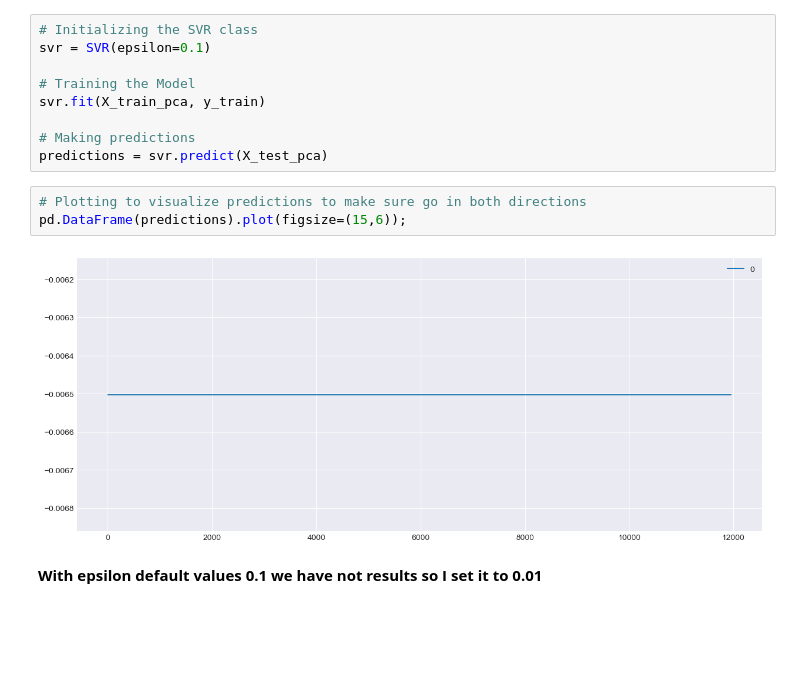
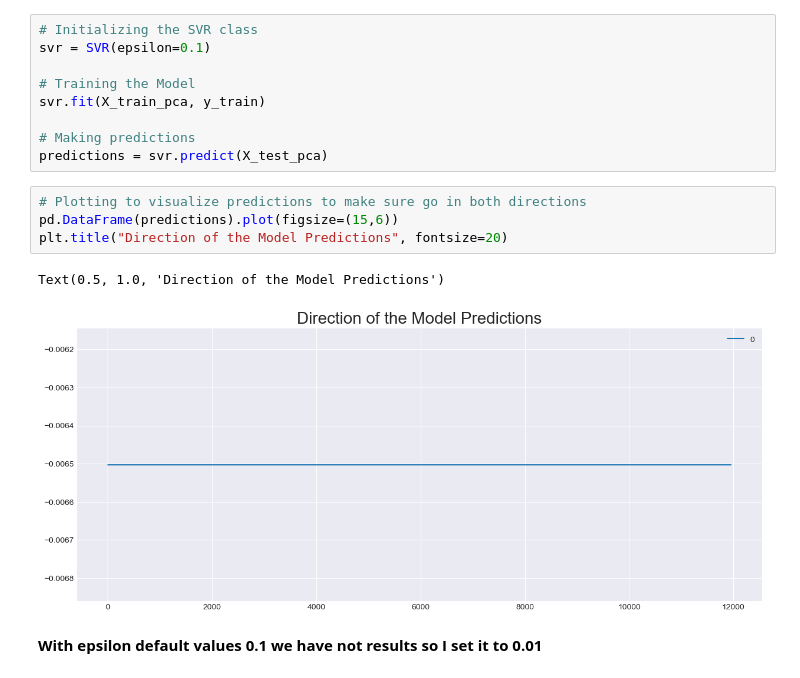
Before and after one commit to YarosInter/Time-Series-Support-Vector-Machine, a Jupyter notebook: Support Vector Machine Model.ipynb, the cells around one changed output. Saved outputs shown, nothing was run; the diff lists cells and outputs as text; blank space fills up the shorter version.

```diff
--- a/Support Vector Machine Model.ipynb
+++ b/Support Vector Machine Model.ipynb
@@ -189,9 +189,11 @@ svr.fit(X_train_pca, y_train)
 predictions = svr.predict(X_test_pca)
 # %%
 # Plotting to visualize predictions to make sure go in both directions
-pd.DataFrame(predictions).plot(figsize=(15,6));
+pd.DataFrame(predictions).plot(figsize=(15,6))
+plt.title("Direction of the Model Predictions", fontsize=20)
 # %% [output]
+Text(0.5, 1.0, 'Direction of the Model Predictions')
-[figure, old version]
+[figure, new version]
 # %% [markdown]
 **With epsilon default values 0.1 we have not results so I set it to 0.01**
 # %%
```
Also changed, not shown: parts of 17 cells of this notebook.
